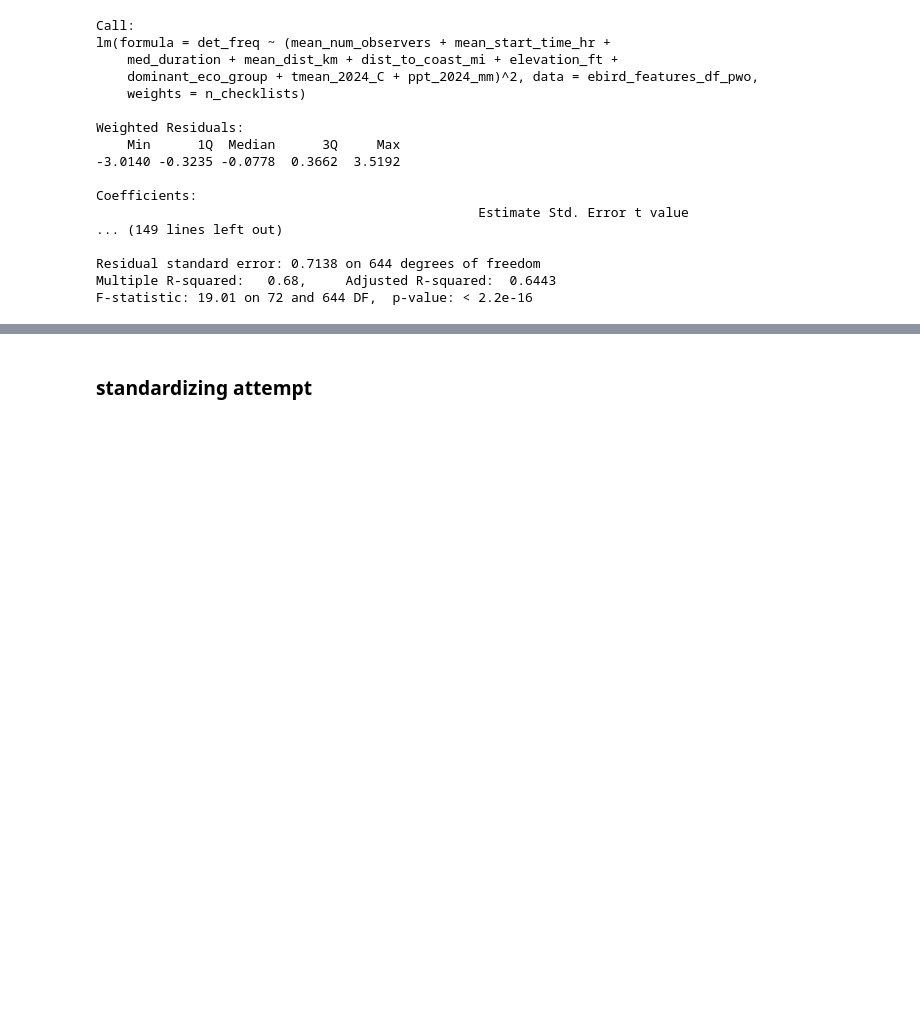
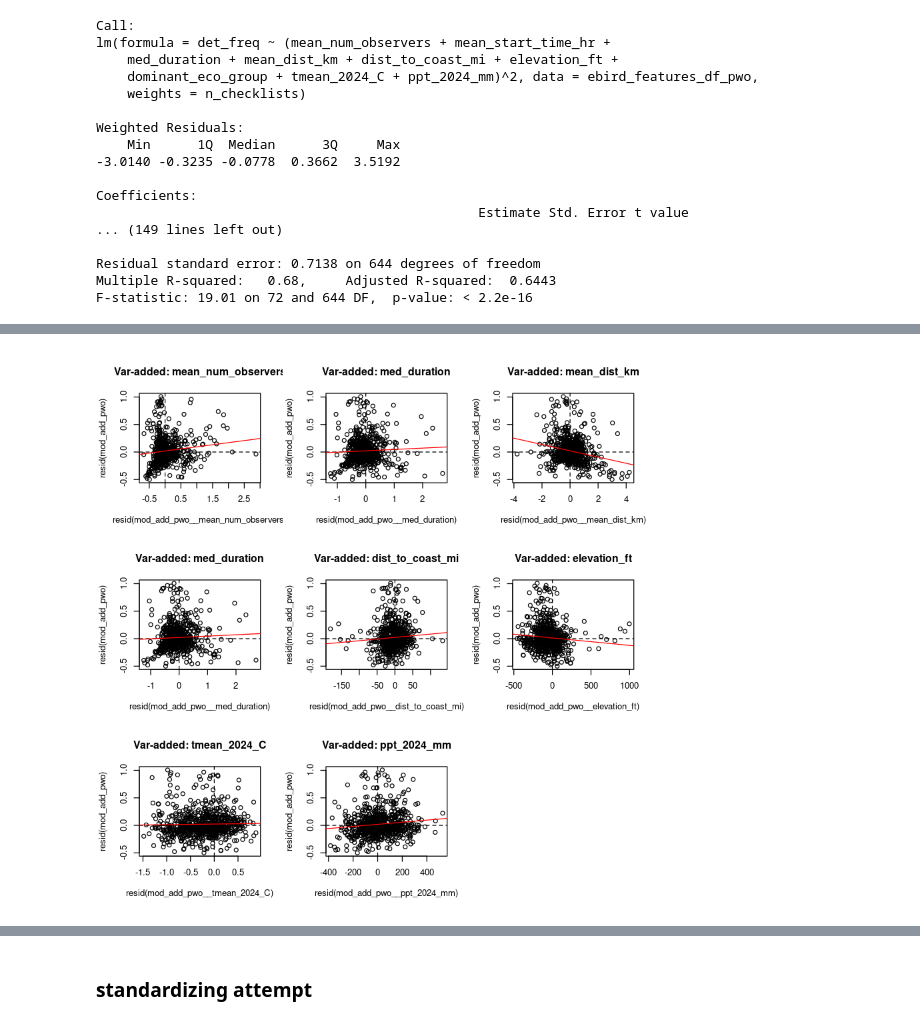
Before and after one commit to jbowen102/STAT_420_Final_Project, a Jupyter notebook: ebird_modeling.ipynb, the cells around one changed output, grey strips where cells are left out. Drawn from its saved outputs; the diff is of its cells as text; code cells hidden in the pictures; blank space fills up the shorter version.

```diff
--- a/ebird_modeling.ipynb
+++ b/ebird_modeling.ipynb
@@ -568,0 +782,10 @@ qqline(resid(mod_int_pwo))
+# %%
+mod_add_pwo = lm(det_freq ~ mean_num_observers + mean_start_time_hr + med_duration + mean_dist_km +
+                        dist_to_coast_mi + elevation_ft + dominant_eco_group +
+                        tmean_2024_C + ppt_2024_mm,
+                data = ebird_features_df_pwo, weight = n_checklists)
+# %%
+mod_add_pwo__mean_num_observers = lm(mean_num_observers ~  mean_start_time_hr + med_duration + mean_dist_km +
+                        dist_to_coast_mi + elevation_ft + dominant_eco_group +
+                        tmean_2024_C + ppt_2024_mm,
+                data = ebird_features_df_pwo, weight = n_checklists)
@@ -568,0 +861,43 @@ qqline(resid(mod_int_pwo))
+# %%
+par(mfrow = c(3, 3))
+plot(resid(mod_add_pwo) ~ resid(mod_add_pwo__mean_num_observers), main = "Var-added: mean_num_observers")
+abline(h = 0, lty = 2)
+abline(v = 0, lty = 2)
+abline(lm(resid(mod_add_pwo) ~ resid(mod_add_pwo__mean_num_observers)), col = "red")
+
+plot(resid(mod_add_pwo) ~ resid(mod_add_pwo__med_duration), main = "Var-added: med_duration")
+abline(h = 0, lty = 2)
+abline(v = 0, lty = 2)
+abline(lm(resid(mod_add_pwo) ~ resid(mod_add_pwo__med_duration)), col = "red")
+
+plot(resid(mod_add_pwo) ~ resid(mod_add_pwo__mean_dist_km), main = "Var-added: mean_dist_km")
+abline(h = 0, lty = 2)
+abline(v = 0, lty = 2)
+abline(lm(resid(mod_add_pwo) ~ resid(mod_add_pwo__mean_dist_km)), col = "red")
+
+plot(resid(mod_add_pwo) ~ resid(mod_add_pwo__med_duration), main = "Var-added: med_duration")
+abline(h = 0, lty = 2)
+abline(v = 0, lty = 2)
+abline(lm(resid(mod_add_pwo) ~ resid(mod_add_pwo__med_duration)), col = "red")
+
+plot(resid(mod_add_pwo) ~ resid(mod_add_pwo__dist_to_coast_mi), main = "Var-added: dist_to_coast_mi")
+abline(h = 0, lty = 2)
+abline(v = 0, lty = 2)
+abline(lm(resid(mod_add_pwo) ~ resid(mod_add_pwo__dist_to_coast_mi)), col = "red")
+
+plot(resid(mod_add_pwo) ~ resid(mod_add_pwo__elevation_ft), main = "Var-added: elevation_ft")
+abline(h = 0, lty = 2)
+abline(v = 0, lty = 2)
+abline(lm(resid(mod_add_pwo) ~ resid(mod_add_pwo__elevation_ft)), col = "red")
+
+plot(resid(mod_add_pwo) ~ resid(mod_add_pwo__tmean_2024_C), main = "Var-added: tmean_2024_C")
+abline(h = 0, lty = 2)
+abline(v = 0, lty = 2)
+abline(lm(resid(mod_add_pwo) ~ resid(mod_add_pwo__tmean_2024_C)), col = "red")
+
+plot(resid(mod_add_pwo) ~ resid(mod_add_pwo__ppt_2024_mm), main = "Var-added: ppt_2024_mm")
+abline(h = 0, lty = 2)
+abline(v = 0, lty = 2)
+abline(lm(resid(mod_add_pwo) ~ resid(mod_add_pwo__ppt_2024_mm)), col = "red")
+# %% [output]
+[figure, added]
```
Also changed, not shown: parts of 63 cells of this notebook.
